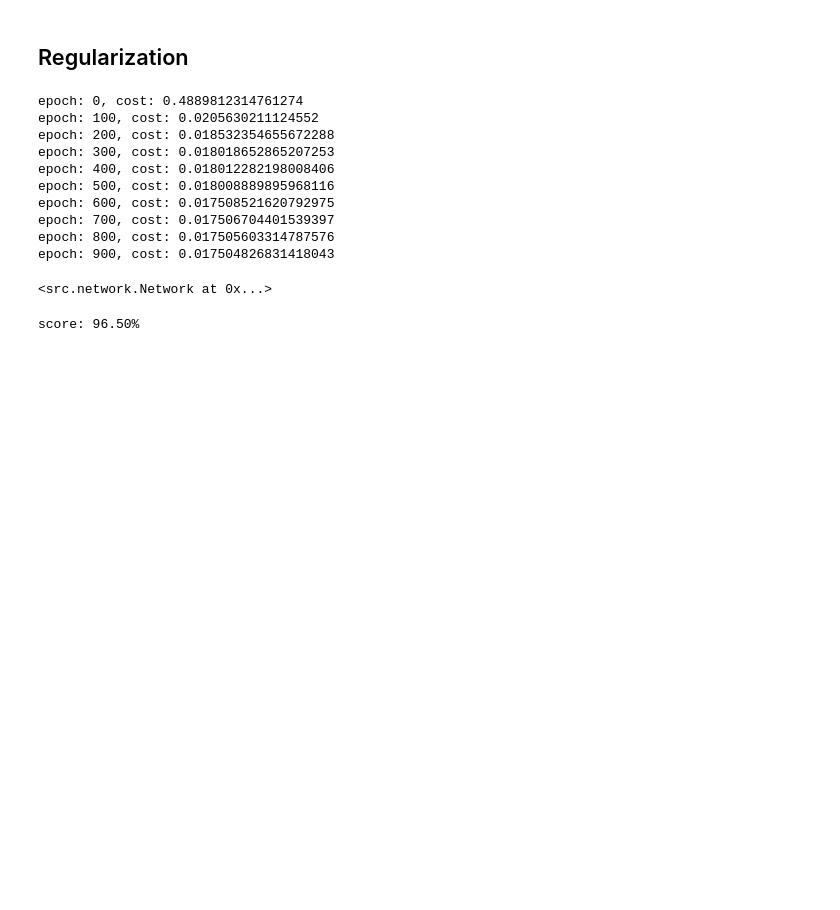
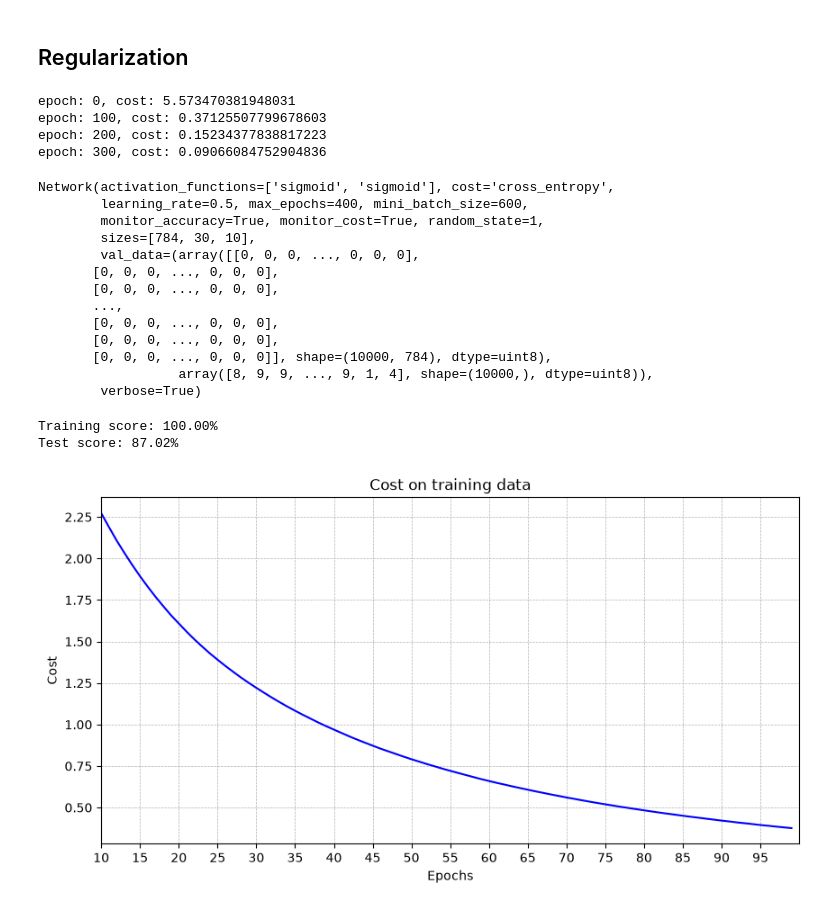
Before and after one commit to svd-jelo/deep-learning, a Jupyter notebook: 201-practical-aspects-of-DL.ipynb, the cells around one changed output. Saved outputs shown, nothing was run; the diff lists cells and outputs as text; code cells hidden in the pictures; blank space fills up the shorter version.

Commit message:
Complete Network.py and NB 201

```diff
--- a/201-practical-aspects-of-DL.ipynb
+++ b/201-practical-aspects-of-DL.ipynb
@@ -262,30 +268,57 @@ For the HE initialization, the distributions roughly overlap and the mean remain
 ## Regularization
 # %%
 from src.network import Network
-X_train, y_train = load_examples_mnist()
-n0 = X_train.shape[0]
-sizes = [n0, 100, 100, 100, 100, 10]
-activation_functions = ['relu', 'relu', 'relu', 'relu', 'sigmoid']
+scale = StandardScaler()
+encode = OneHotEncoder(sparse_output=False)
+
+X_train, y_train = load_examples_mnist(n_samples=1000)
+X_test, y_test = load_examples_mnist(n_samples=10000,
+                                     images_path='data/mnist-handwritten-images/t10k-images-idx3-ubyte/t10k-images-idx3-ubyte',
+                                     labels_path='data/mnist-handwritten-images/t10k-labels-idx1-ubyte/t10k-labels-idx1-ubyte')
+
+n0 = X_train.shape[1]
+sizes = [n0, 30, 10]
+activation_functions = ['sigmoid','sigmoid']
 
 kwargs_ = {'scale': 0.1}
 
-net = Network(sizes, activation_functions, random_state=1, init_method="he", max_epochs=int(1e3), verbose=True, **kwargs_)
+net = Network(sizes, activation_functions, random_state=1, cost="cross_entropy", init_method="naive", mini_batch_size=600, max_epochs=400, learning_rate=0.5, verbose=True, monitor_cost=True, monitor_accuracy=True, val_data=(X_test, y_test),weight_scale=0.1)
 net.fit(X_train, y_train)
 # %% [output]
-epoch: 0, cost: 0.4889812314761274
-epoch: 100, cost: 0.0205630211124552
-epoch: 200, cost: 0.018532354655672288
-epoch: 300, cost: 0.018018652865207253
-epoch: 400, cost: 0.018012282198008406
-epoch: 500, cost: 0.018008889895968116
-epoch: 600, cost: 0.017508521620792975
-epoch: 700, cost: 0.017506704401539397
-epoch: 800, cost: 0.017505603314787576
-epoch: 900, cost: 0.017504826831418043
+epoch: 0, cost: 5.573470381948031
+epoch: 100, cost: 0.37125507799678603
+epoch: 200, cost: 0.15234377838817223
+epoch: 300, cost: 0.09066084752904836
-<src.network.Network at 0x...>
+Network(activation_functions=['sigmoid', 'sigmoid'], cost='cross_entropy',
+        learning_rate=0.5, max_epochs=400, mini_batch_size=600,
+        monitor_accuracy=True, monitor_cost=True, random_state=1,
+        sizes=[784, 30, 10],
+        val_data=(array([[0, 0, 0, ..., 0, 0, 0],
+       [0, 0, 0, ..., 0, 0, 0],
+       [0, 0, 0, ..., 0, 0, 0],
+       ...,
+       [0, 0, 0, ..., 0, 0, 0],
+       [0, 0, 0, ..., 0, 0, 0],
+       [0, 0, 0, ..., 0, 0, 0]], shape=(10000, 784), dtype=uint8),
+                  array([8, 9, 9, ..., 9, 1, 4], shape=(10000,), dtype=uint8)),
+        verbose=True)
+# %%
+print('Training score: {:.2%}'.format(net.score(X_train, y_train)))
+print('Test score: {:.2%}'.format(net.score(X_test, y_test)))
+# %% [output]
+Training score: 100.00%
+Test score: 87.02%
 # %%
-y_ = np.argmax(y_train, axis=0)
-score = net.score(X_train, y_)
-print(f"score: {score:.2%}")
+fig = plt.figure(figsize=(10, 5))
+epochs = np.arange(10,100,1)
+costs = net.train_cost_cache[10:100]
+plt.plot(epochs, costs, 'b-', label='Training cost')
+plt.xlim(10,100)
+plt.xticks(np.arange(10,100,5))
+plt.grid(visible=True, axis="both", which="major", linestyle="--", linewidth="0.5")
+plt.xlabel("Epochs")
+plt.ylabel("Cost")
+plt.title("Cost on training data")
+plt.show()
 # %% [output]
-score: 96.50%
+[figure, added]
```
Also changed, not shown: parts of 32 cells of this notebook, 2 other files.
